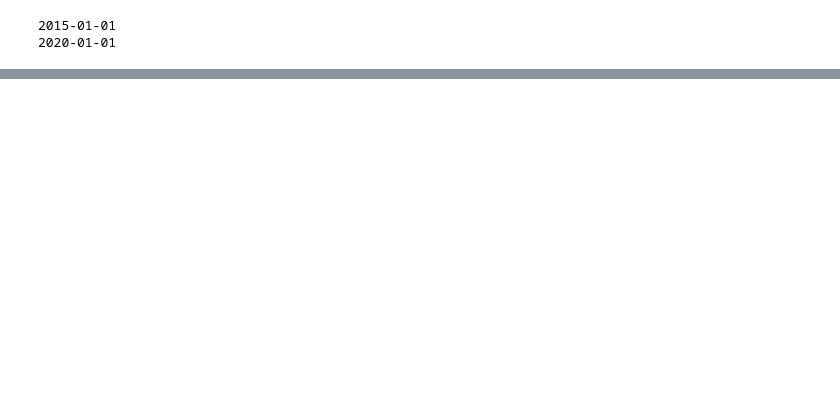
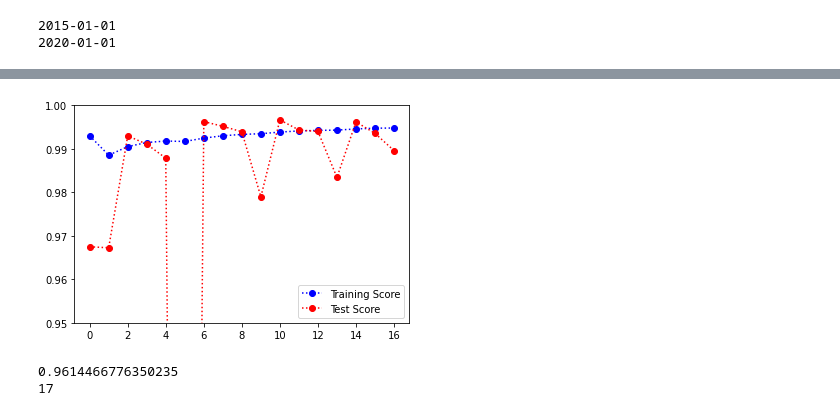
Before and after one commit to EugeniaDickson/zillow_rent_index, a Jupyter notebook: DouglasPizac/rent_model.ipynb, the cells around one changed output, grey strips where cells are left out. Cells and saved outputs as stored; diff of their text form; code cells hidden in the pictures; blank space fills up the shorter version.

```diff
--- a/DouglasPizac/rent_model.ipynb
+++ b/DouglasPizac/rent_model.ipynb
@@ -315,0 +223,35 @@ rfc_imp.sort_values(by = 'Feature_importances',ascending = False)
+# %%
+rent_dates = X.index.unique()
+
+train_end = 9
+test_start = train_end
+test_end = test_start +3
+
+cv_dict = {'train_score':[],
+              'test_score':[],
+              'RMSE':[]}
+
+predictions = []
+rfc_cv = RandomForestRegressor()
+rfc_cv.set_params(n_estimators = 600)
+
+while test_end <=len(rent_dates):
+
+
+    Xtrain = X[X.index.isin(rent_dates[:train_end])]
+    ytrain = y[y.index.isin(rent_dates[:train_end])]
+    Xtest = X[X.index.isin(rent_dates[test_start:test_end])]
+    ytest = y[y.index.isin(rent_dates[test_start:test_end])]
+    rfc_cv.fit(Xtrain,ytrain)
+    cv_dict['train_score'].append(rfc_cv.score(Xtrain,ytrain))
+    cv_dict['test_score'].append(rfc_cv.score(Xtest,ytest))
+    cv_pred = rfc_cv.predict(Xtest)
+    predictions.extend(cv_pred)
+    cv_dict['RMSE'].append(mean_squared_error(ytest,cv_pred,squared = False))
+
+    print(f'Training date range: {Xtrain.index.unique().tolist()[0]} : {Xtrain.index.unique().tolist()[-1]}')
+    print(f'Testing date range: {Xtest.index.unique().tolist()[0]} : {Xtest.index.unique().tolist()[-1]}')
+    print(f'Random forest test score: {rfc_cv.score(Xtest,ytest)}\n')
+    train_end +=3
+    test_start +=3
+    test_end +=3
@@ -315,0 +276,16 @@ rfc_imp.sort_values(by = 'Feature_importances',ascending = False)
+# %%
+import matplotlib.pyplot as plt
+cv_results = pd.DataFrame(cv_dict)
+plt.plot(cv_results['train_score'],'bo:')
+plt.plot(cv_results['test_score'],'ro:')
+plt.legend(['Training Score','Test Score'])
+plt.ylim([.95,1])
+plt.show()
+# %% [output]
+[figure, added]
+# %%
+print(cv_results['test_score'].mean())
+print(cv_results.shape[0])
+# %% [output]
+0.9614466776350235
+17
```
Also changed, not shown: parts of 50 cells of this notebook.
